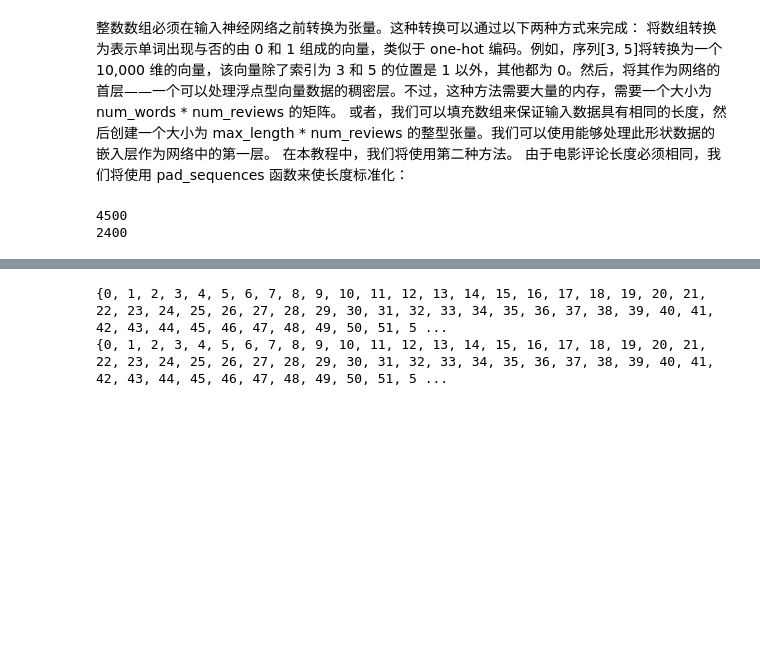
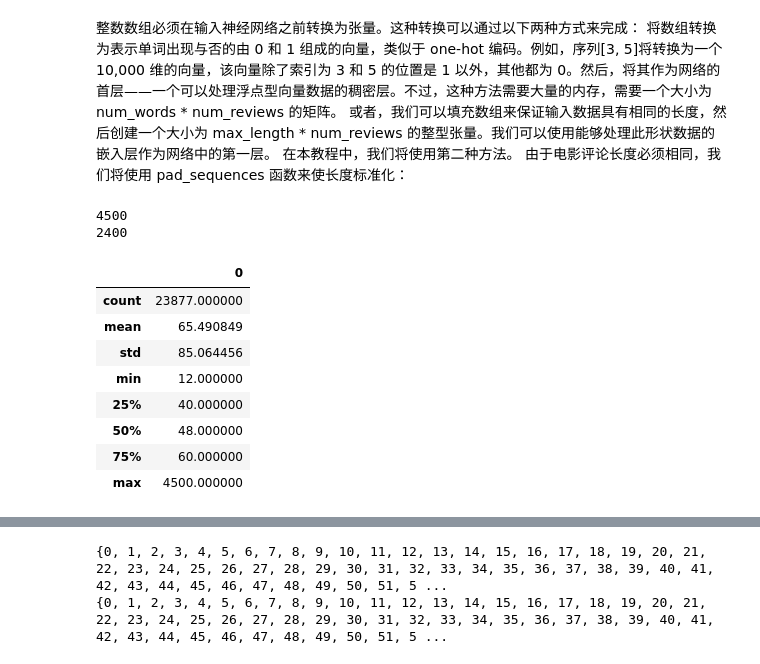
Before and after one commit to 2catycm/SUSTech-CS303_311-Artificial-Intelligence-Project, a Jupyter notebook: experiment/Project3 古诗词分类/Model.ipynb, the cells around one changed output, grey strips where cells are left out. Saved outputs shown, nothing was run; the diff lists cells and outputs as text; code cells hidden in the pictures; blank space fills up the shorter version.

```diff
--- a/experiment/Project3 古诗词分类/Model.ipynb
+++ b/experiment/Project3 古诗词分类/Model.ipynb
@@ -119,6 +119,21 @@ print(max(map(len, test_x)))
 # %% [output]
 4500
 2400
+# %%
+l = list(map(len, train_x))
+import pandas as pd
+l_df = pd.DataFrame(l)
+l_df.describe()
+# %% [output]
+|  | 0 |
+| count | 23877.000000 |
+| mean | 65.490849 |
+| std | 85.064456 |
+| min | 12.000000 |
+| 25% | 40.000000 |
+| 50% | 48.000000 |
+| 75% | 60.000000 |
+| max | 4500.000000 |
 # %%
 vocab_size = 7611
 train_data = keras.preprocessing.sequence.pad_sequences(train_x,
```
Also changed, not shown: parts of 9 cells of this notebook.
